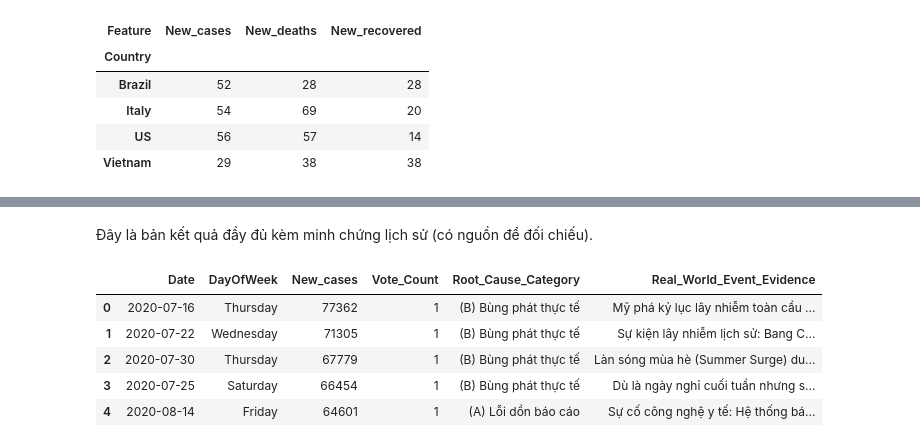
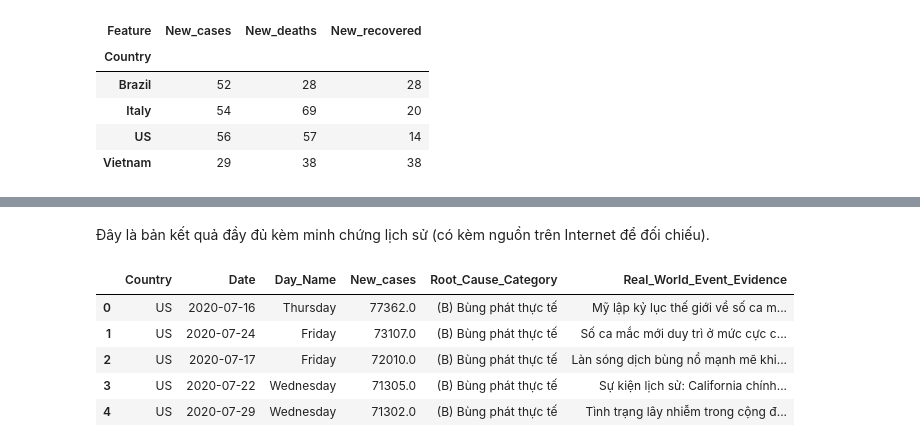
Before and after one commit to Taylor3691/mining-beyond-boundaries, a Jupyter notebook: notebooks/Hoang-time.preprocessing.detect.outlier.ipynb, the cells around one changed output, grey strips where cells are left out. Cells and saved outputs as stored; diff of their text form; code cells hidden in the pictures.

```diff
--- a/notebooks/Hoang-time.preprocessing.detect.outlier.ipynb
+++ b/notebooks/Hoang-time.preprocessing.detect.outlier.ipynb
@@ -642,36 +558,35 @@ display(analysis_table)
 # %% [markdown]
-Đây là bản kết quả đầy đủ kèm minh chứng lịch sử (có nguồn để đối chiếu).
+Đây là bản kết quả đầy đủ kèm minh chứng lịch sử (có kèm nguồn trên Internet để đối chiếu).
-# %%
-root_cause_data = {
-    'Date': ['2020-07-16', '2020-07-22', '2020-07-30', '2020-07-25', '2020-08-14'],
-    'DayOfWeek': ['Thursday', 'Wednesday', 'Thursday', 'Saturday', 'Friday'],
-    'New_cases': [77362, 71305, 67779, 66454, 64601],
-    'Vote_Count': [1, 1, 1, 1, 1],
-    'Root_Cause_Category': [
-        '(B) Bùng phát thực tế',
-        '(B) Bùng phát thực tế',
-        '(B) Bùng phát thực tế',
-        '(B) Bùng phát thực tế',
-        '(A) Lỗi dồn báo cáo'
-    ],
-    'Real_World_Event_Evidence': [
-        'Mỹ phá kỷ lục lây nhiễm toàn cầu trong 1 ngày. Đây là đỉnh điểm của Làn sóng mùa hè (Sun Belt Surge) tại Florida, Texas và California. Nguồn: https://www.voanews.com/a/covid-19-pandemic_us-sets-new-daily-record-coronavirus-infections/6197534.html',
-        'Sự kiện lây nhiễm lịch sử: Bang California chính thức vượt mặt New York để trở thành tâm dịch lớn nhất nước Mỹ. Nguồn: https://www.courthousenews.com/california-surpasses-new-york-with-most-covid-cases-in-us/',
-        'Làn sóng mùa hè (Summer Surge) duy trì ở mức đỉnh. Số lượng mẫu xét nghiệm quá lớn khiến hàng loạt phòng thí nghiệm tại Mỹ rơi vào tình trạng quá tải. Nguồn: https://www.cbc.ca/news/world/coronavirus-july-22-covid-19-1.5658410',
-        'Dù là ngày nghỉ cuối tuần nhưng số ca vẫn cao ngất ngưởng, chứng tỏ năng lực xét nghiệm đang phải chạy tối đa công suất do dịch lây lan quá mạnh tại miền Nam nước Mỹ. Nguồn: https://www.cbc.ca/news/world/coronavirus-july-22-covid-19-1.5658410',
-        'Sự cố công nghệ y tế: Hệ thống báo cáo CalREDIE của bang California bị sập do lỗi chứng chỉ và máy chủ, dẫn đến tồn đọng gần 300.000 kết quả xét nghiệm. Sau khi hệ thống được khắc phục, số ca bệnh được xả kho gây dồn cục trên dữ liệu. Nguồn: https://www.capradio.org/articles/2020/08/07/california-grapples-with-covid-19-data-error-resulting-in-undercounts-but-official-says-cases-still-on-decline/'
-    ]
-}
-
-df_root_cause_analysis = pd.DataFrame(root_cause_data)
-
-pd.set_option('display.max_colwidth', None)
-
-display(df_root_cause_analysis)
-# %% [output]
-|  | Date | DayOfWeek | New_cases | Vote_Count | Root_Cause_Category | Real_World_Event_Evidence |
-| 0 | 2020-07-16 | Thursday | 77362 | 1 | (B) Bùng phát thực tế | Mỹ phá kỷ lục lây nhiễm toàn cầu ... |
-| 1 | 2020-07-22 | Wednesday | 71305 | 1 | (B) Bùng phát thực tế | Sự kiện lây nhiễm lịch sử: Bang C... |
-| 2 | 2020-07-30 | Thursday | 67779 | 1 | (B) Bùng phát thực tế | Làn sóng mùa hè (Summer Surge) du... |
-| 3 | 2020-07-25 | Saturday | 66454 | 1 | (B) Bùng phát thực tế | Dù là ngày nghỉ cuối tuần nhưng s... |
-| 4 | 2020-08-14 | Friday | 64601 | 1 | (A) Lỗi dồn báo cáo | Sự cố công nghệ y tế: Hệ thống bá... |
+# %%
+root_cause_data = {
+    'Country': ['US', 'US', 'US', 'US', 'US'],
+    'Date': ['2020-07-16', '2020-07-24', '2020-07-17', '2020-07-22', '2020-07-29'],
+    'Day_Name': ['Thursday', 'Friday', 'Friday', 'Wednesday', 'Wednesday'],
+    'New_cases': [77362.0, 73107.0, 72010.0, 71305.0, 71302.0],
+    'Root_Cause_Category': [
+        '(B) Bùng phát thực tế',
+        '(B) Bùng phát thực tế',
+        '(B) Bùng phát thực tế',
+        '(B) Bùng phát thực tế',
+        '(B) Bùng phát thực tế'
+    ],
+    'Real_World_Event_Evidence': [
+        'Mỹ lập kỷ lục thế giới về số ca mắc trong ngày, đánh dấu đỉnh điểm của làn sóng dịch mùa hè (Sun Belt Surge). Nguồn: https://www.nytimes.com/2020/07/16/world/coronavirus-updates.html',
+        'Số ca mắc mới duy trì ở mức cực cao khi dịch bệnh lan rộng khắp các bang miền Nam và miền Tây nước Mỹ. Nguồn: https://www.theguardian.com/world/2020/jul/24/us-coronavirus-cases-california-florida-texas',
+        'Làn sóng dịch bùng nổ mạnh mẽ khiến nhiều tiểu bang phải tái áp đặt các biện pháp hạn chế. Nguồn: https://www.bbc.com/news/world-us-canada-53450371',
+        'Sự kiện lịch sử: California chính thức vượt qua New York để trở thành bang có nhiều ca nhiễm nhất nước Mỹ. Nguồn: https://www.reuters.com/article/us-health-coronavirus-usa-california-idUSKCN24N29X',
+        'Tình trạng lây nhiễm trong cộng đồng ở mức báo động đỏ, gây áp lực khủng khiếp lên hệ thống xét nghiệm toàn quốc. Nguồn: https://www.cnbc.com/2020/07/29/us-coronavirus-cases-rise-as-death-toll-passes-150000.html'
+    ]
+}
+
+df_root_cause_analysis = pd.DataFrame(root_cause_data)
+pd.set_option('display.max_colwidth', None)
+
+display(df_root_cause_analysis)
+# %% [output]
+|  | Country | Date | Day_Name | New_cases | Root_Cause_Category | Real_World_Event_Evidence |
+| 0 | US | 2020-07-16 | Thursday | 77362.0 | (B) Bùng phát thực tế | Mỹ lập kỷ lục thế giới về số ca m... |
+| 1 | US | 2020-07-24 | Friday | 73107.0 | (B) Bùng phát thực tế | Số ca mắc mới duy trì ở mức cực c... |
+| 2 | US | 2020-07-17 | Friday | 72010.0 | (B) Bùng phát thực tế | Làn sóng dịch bùng nổ mạnh mẽ khi... |
+| 3 | US | 2020-07-22 | Wednesday | 71305.0 | (B) Bùng phát thực tế | Sự kiện lịch sử: California chính... |
+| 4 | US | 2020-07-29 | Wednesday | 71302.0 | (B) Bùng phát thực tế | Tình trạng lây nhiễm trong cộng đ... |
```
Also changed, not shown: parts of 64 cells of this notebook.
